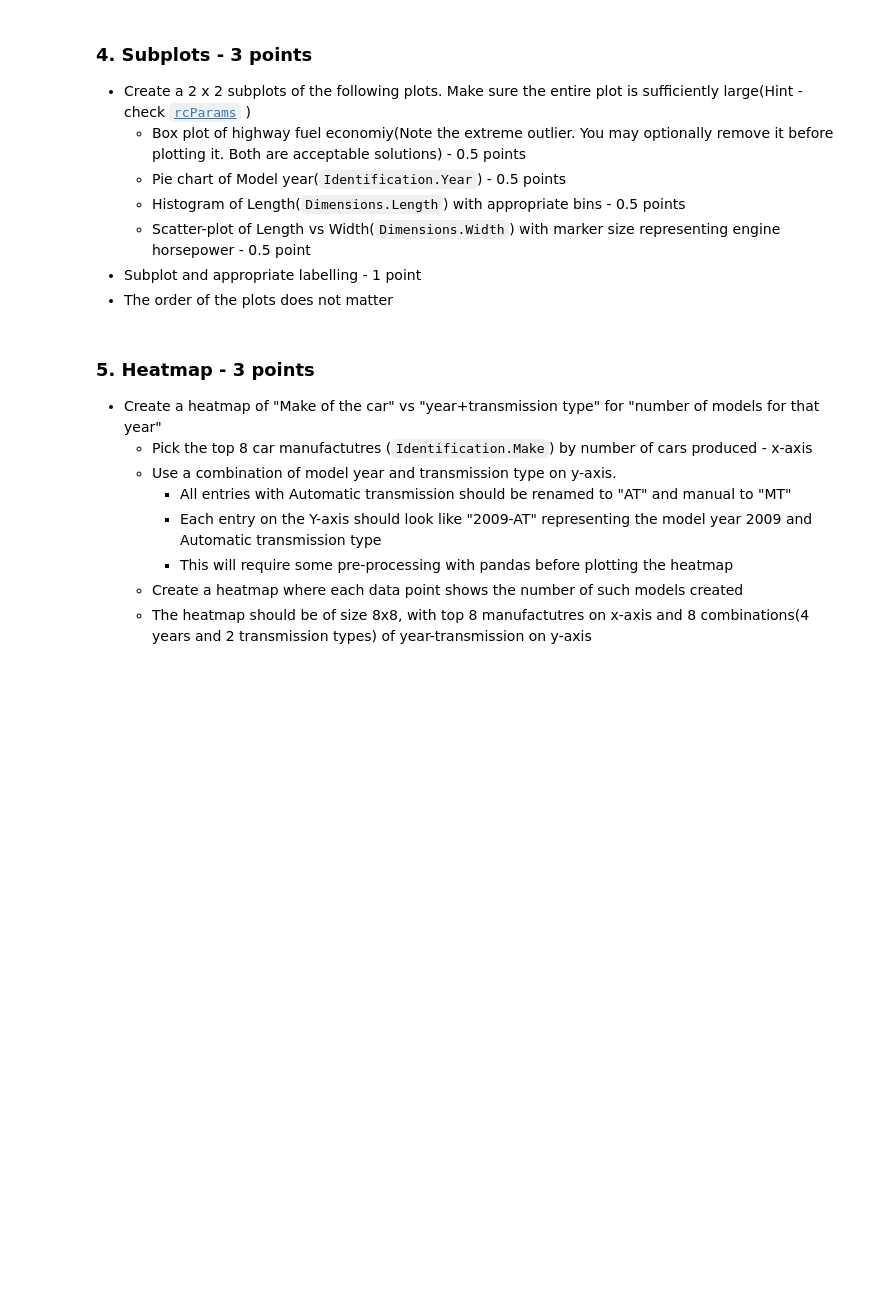
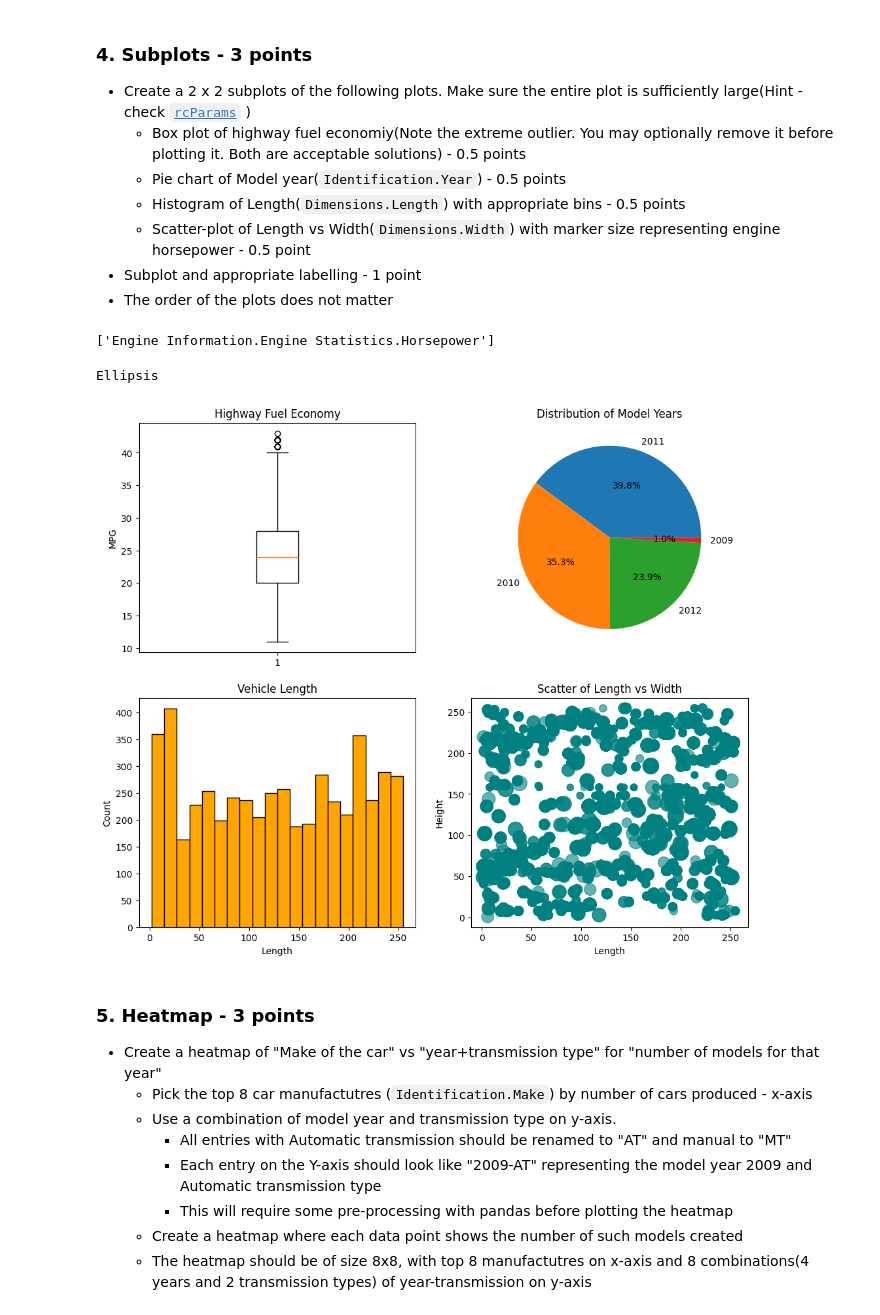
Before and after one commit to kiah-ucsd/DES200, a Jupyter notebook: HW3.ipynb, the cells around one changed output. Drawn from its saved outputs; the diff is of its cells as text; code cells hidden in the pictures; blank space fills up the shorter version.

```diff
--- a/HW3.ipynb
+++ b/HW3.ipynb
@@ -423,3 +429,56 @@ Slope: 0.986, Intercept: 6.033
+# %%
+[col for col in cars_df.columns if "horse" in col.lower()]
+# %% [output]
+['Engine Information.Engine Statistics.Horsepower']
+# %%
+# YOUR CODE HERE
+# 1️⃣ Filter unrealistic highway MPG outliers
+# Hint: use .loc with a condition (e.g., mpg < 150) and .copy()
+#filter outliers
+subplot_data = cars_df.loc[cars_df["Fuel Information.Highway mpg"]<150].copy()
+
+# 2️⃣ Create a 2x2 grid of subplots
+# Hint: use plt.subplots(rows, cols, figsize=(width, height))
+fig, axes = plt.subplots(2, 2, figsize=(12, 10))
+
+# -------------------- SUBPLOT 1 --------------------
+# Box plot of highway fuel economy
+# Hint: use axes[0, 0].boxplot() and set a title + label
+# we use axes[0,0] instead of plt since we initiated plt already
+axes[0,0].boxplot(subplot_data["Fuel Information.Highway mpg"])
+axes[0,0].set_title("Highway Fuel Economy")
+axes[0,0].set_ylabel("MPG")
+
+# -------------------- SUBPLOT 2 --------------------
+# Pie chart of model year (Identification.Year)
+# Hint: use value_counts() for counts and axes[0, 1].pie()
+model_years = subplot_data["Identification.Year"].value_counts()
+axes[0,1].pie(model_years, labels=model_years.index, autopct="%1.1f%%")
+axes[0, 1].set_title("Distribution of Model Years")
+
+# -------------------- SUBPLOT 3 --------------------
+# Histogram of vehicle length (Dimensions.Length)
+# Hint: use axes[1, 0].hist() with bins=20 and color
+vehicle_length = cars_df["Dimensions.Length"]
+axes[1,0].hist(vehicle_length, bins = 20, color='orange', edgecolor='black')
+axes[1,0].set_xlabel("Length")
+axes[1,0].set_ylabel("Count")
+axes[1,0].set_title("Vehicle Length")
+# -------------------- SUBPLOT 4 --------------------
+# Scatter plot of Length vs Width (Dimensions.Width)
+# Hint: use axes[1, 1].scatter(x, y, s=horsepower/2, alpha=0.6)
+axes[1,1].scatter(cars_df["Dimensions.Length"], cars_df["Dimensions.Width"],s=cars_df["Engine Information.Engine Statistics.Horsepower"]/2,alpha=0.6,
+    color="teal")
+axes[1,1].set_xlabel("Length")
+axes[1,1].set_ylabel("Height")
+axes[1,1].set_title("Scatter of Length vs Width")
+
+# 3️⃣ Adjust titles and layout
+# Hint: use fig.suptitle() for a main title and plt.tight_layout() to clean spacing
+...
+# %% [output]
+Ellipsis
+[figure, added]
 # %% [markdown]
 ### 5. Heatmap - 3 points
 
```
Also changed, not shown: parts of 3 cells of this notebook.
